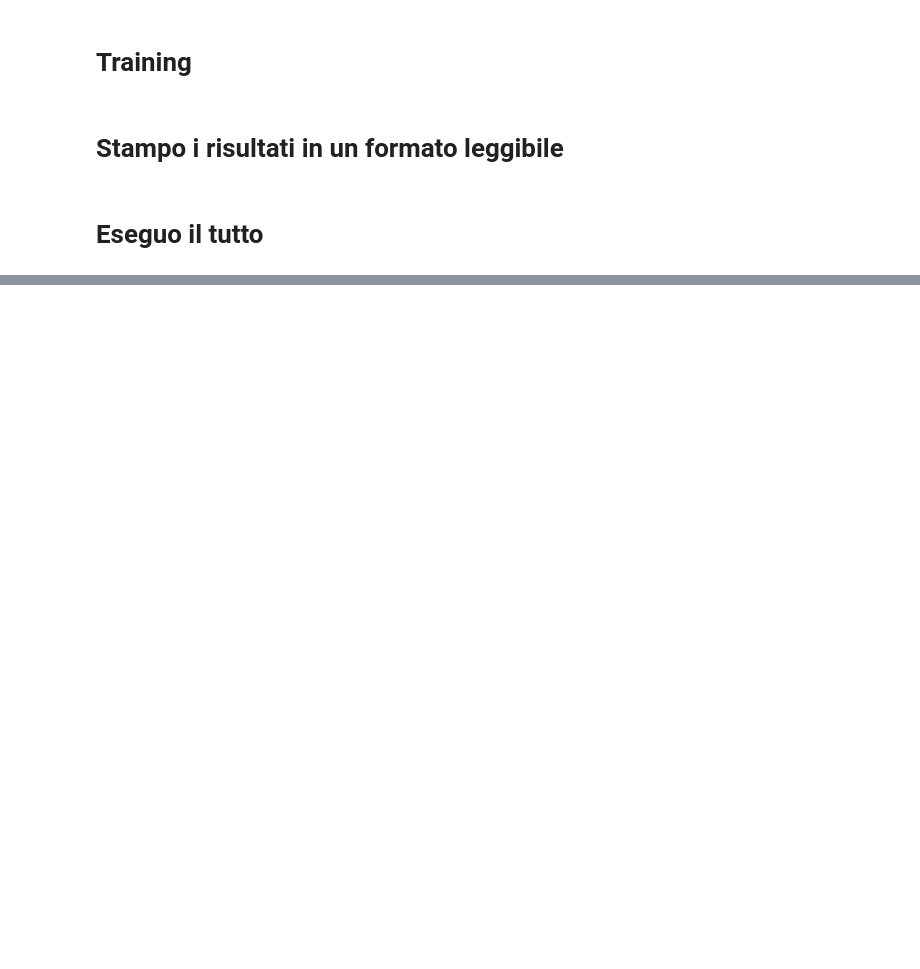
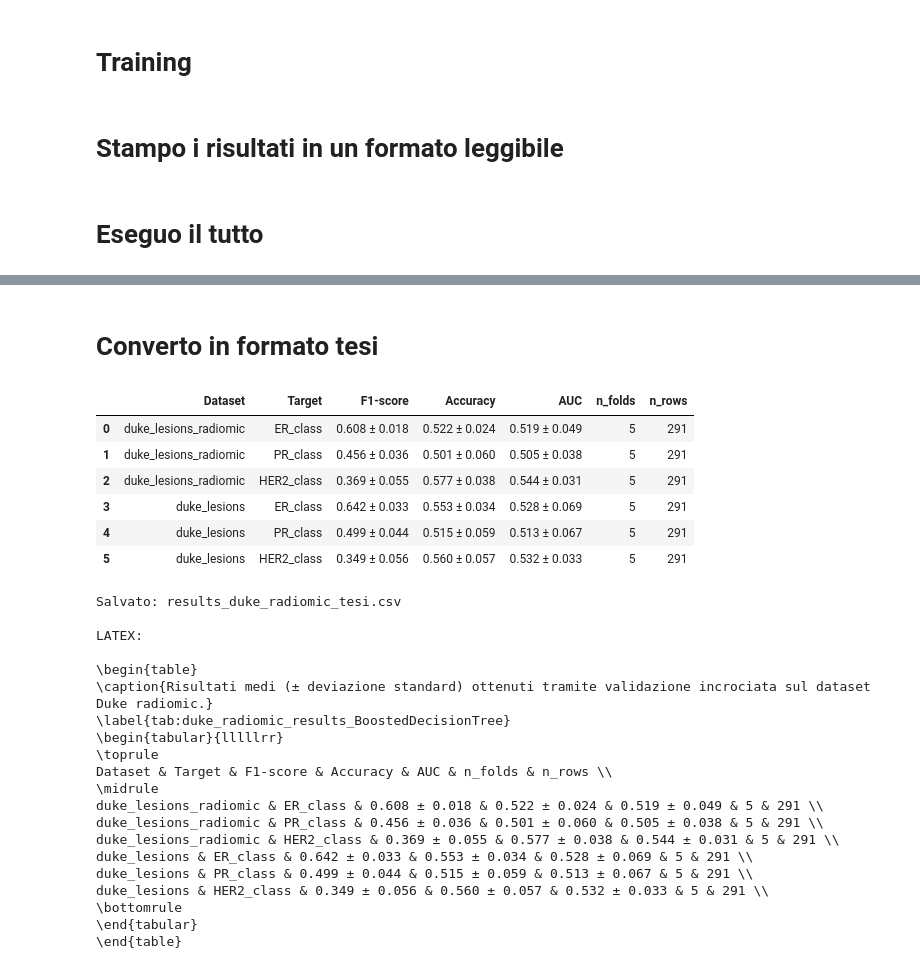
Before and after one commit to FrancescoDalCanto/BC-ML4, a Jupyter notebook: src/training/RegressioneLogistica.ipynb, the cells around one changed output, grey strips where cells are left out. Cells and saved outputs as stored; diff of their text form; code cells hidden in the pictures; blank space fills up the shorter version.

```diff
--- a/src/training/RegressioneLogistica.ipynb
+++ b/src/training/RegressioneLogistica.ipynb
@@ -397,0 +412,54 @@ Fitting 3 folds for each of 3 candidates, totalling 9 fits
+# %% [markdown]
+# Converto in formato tesi
+# %%
+df_thesis = pd.DataFrame(THESIS_RESULTS)
+
+# colonne formattate "mean ± std"
+df_thesis["F1-score"] = df_thesis.apply(lambda r: f"{r['F1_mean']:.3f} ± {r['F1_std']:.3f}", axis=1)
+df_thesis["Accuracy"] = df_thesis.apply(lambda r: f"{r['Acc_mean']:.3f} ± {r['Acc_std']:.3f}", axis=1)
+df_thesis["AUC"]      = df_thesis.apply(lambda r: "NaN ± NaN" if np.isnan(r["AUC_mean"]) else f"{r['AUC_mean']:.3f} ± {r['AUC_std']:.3f}", axis=1)
+
+df_table = df_thesis[["Dataset", "Target", "F1-score", "Accuracy", "AUC", "n_folds", "n_rows"]]
+
+display(df_table)
+
+# Export CSV
+df_table.to_csv("results_duke_radiomic_tesi.csv", index=False)
+print("Salvato: results_duke_radiomic_tesi.csv")
+
+# Export LaTeX
+latex = df_table.to_latex(
+    index=False,
+    caption="Risultati medi (± deviazione standard) ottenuti tramite validazione incrociata sul dataset Duke radiomic.",
+    label="tab:duke_radiomic_results_BoostedDecisionTree"
+)
+print("\nLATEX:\n")
+print(latex)
+# %% [output]
+|  | Dataset | Target | F1-score | Accuracy | AUC | n_folds | n_rows |
+| 0 | duke_lesions_radiomic | ER_class | 0.608 ± 0.018 | 0.522 ± 0.024 | 0.519 ± 0.049 | 5 | 291 |
+| 1 | duke_lesions_radiomic | PR_class | 0.456 ± 0.036 | 0.501 ± 0.060 | 0.505 ± 0.038 | 5 | 291 |
+| 2 | duke_lesions_radiomic | HER2_class | 0.369 ± 0.055 | 0.577 ± 0.038 | 0.544 ± 0.031 | 5 | 291 |
+| 3 | duke_lesions | ER_class | 0.642 ± 0.033 | 0.553 ± 0.034 | 0.528 ± 0.069 | 5 | 291 |
+| 4 | duke_lesions | PR_class | 0.499 ± 0.044 | 0.515 ± 0.059 | 0.513 ± 0.067 | 5 | 291 |
+| 5 | duke_lesions | HER2_class | 0.349 ± 0.056 | 0.560 ± 0.057 | 0.532 ± 0.033 | 5 | 291 |
+Salvato: results_duke_radiomic_tesi.csv
+
+LATEX:
+
+\begin{table}
+\caption{Risultati medi (± deviazione standard) ottenuti tramite validazione incrociata sul dataset Duke radiomic.}
+\label{tab:duke_radiomic_results_BoostedDecisionTree}
+\begin{tabular}{lllllrr}
+\toprule
+Dataset & Target & F1-score & Accuracy & AUC & n_folds & n_rows \\
+\midrule
+duke_lesions_radiomic & ER_class & 0.608 ± 0.018 & 0.522 ± 0.024 & 0.519 ± 0.049 & 5 & 291 \\
+duke_lesions_radiomic & PR_class & 0.456 ± 0.036 & 0.501 ± 0.060 & 0.505 ± 0.038 & 5 & 291 \\
+duke_lesions_radiomic & HER2_class & 0.369 ± 0.055 & 0.577 ± 0.038 & 0.544 ± 0.031 & 5 & 291 \\
+duke_lesions & ER_class & 0.642 ± 0.033 & 0.553 ± 0.034 & 0.528 ± 0.069 & 5 & 291 \\
+duke_lesions & PR_class & 0.499 ± 0.044 & 0.515 ± 0.059 & 0.513 ± 0.067 & 5 & 291 \\
+duke_lesions & HER2_class & 0.349 ± 0.056 & 0.560 ± 0.057 & 0.532 ± 0.033 & 5 & 291 \\
+\bottomrule
+\end{tabular}
+\end{table}
```
Also changed, not shown: parts of 6 cells of this notebook, 10 other files.
